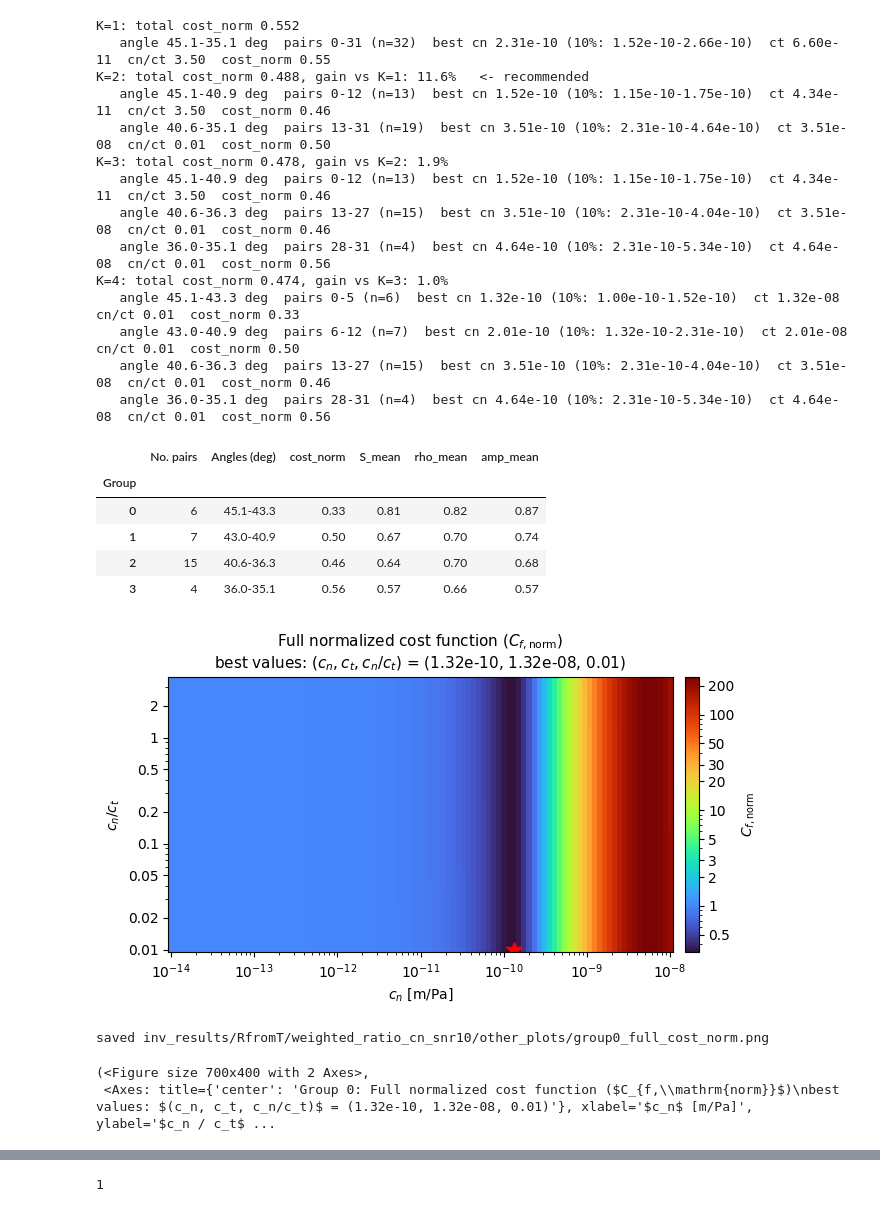
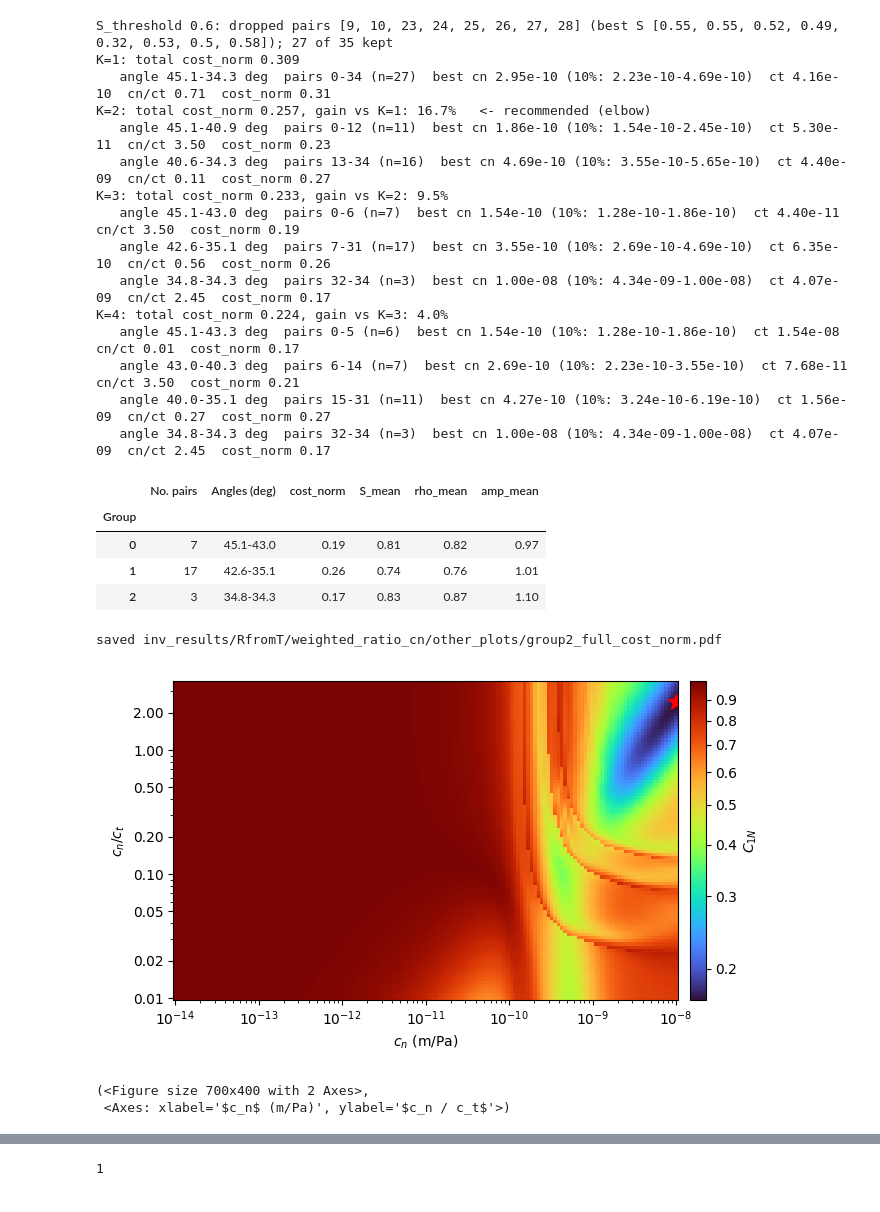
Before and after one commit to esotelog/ScatteringDAS, a Jupyter notebook: DASscatInv.ipynb, the cells around one changed output, grey strips where cells are left out. Saved outputs shown, nothing was run; the diff lists cells and outputs as text; code cells hidden in the pictures.

```diff
--- a/DASscatInv.ipynb
+++ b/DASscatInv.ipynb
@@ -171,11 +140,13 @@ submitted weighted_ratio_cn_snr10 (pid 3456880); log: inv_results/RfromT/weighte
 # %%
 #grouping results
-run=file2
+path='./inv_results/RfromT'
+file='weighted_ratio_cn'
+run=file
 dir=path+'/'+run
-group2 = DASmi.optimal_angle_groups(dir, scat_data)
+group2 = DASmi.optimal_angle_groups(dir, scat_data, S_threshold=0.6)
 
 #picking the grouping
-k=4
+k=3
 g2=group2['K'][k]['groups']
 
 #extracting search results for the optimal groups
@@ -184,20 +155,21 @@ p2  = DASmi.extracting_search(dir , g2, scat_data)
 # quantifying waveform match
 wave_fit = DASmi.waveform_fitness(dir, scat_data, g2)
 # %% [output]
-K=1: total cost_norm 0.552
-   angle 45.1-35.1 deg  pairs 0-31 (n=32)  best cn 2.31e-10 (10%: 1.52e-10-2.66e-10)  ct 6.60e-11  cn/ct 3.50  cost_norm 0.55
-K=2: total cost_norm 0.488, gain vs K=1: 11.6%   <- recommended
-   angle 45.1-40.9 deg  pairs 0-12 (n=13)  best cn 1.52e-10 (10%: 1.15e-10-1.75e-10)  ct 4.34e-11  cn/ct 3.50  cost_norm 0.46
-   angle 40.6-35.1 deg  pairs 13-31 (n=19)  best cn 3.51e-10 (10%: 2.31e-10-4.64e-10)  ct 3.51e-08  cn/ct 0.01  cost_norm 0.50
-K=3: total cost_norm 0.478, gain vs K=2: 1.9%
-   angle 45.1-40.9 deg  pairs 0-12 (n=13)  best cn 1.52e-10 (10%: 1.15e-10-1.75e-10)  ct 4.34e-11  cn/ct 3.50  cost_norm 0.46
-   angle 40.6-36.3 deg  pairs 13-27 (n=15)  best cn 3.51e-10 (10%: 2.31e-10-4.04e-10)  ct 3.51e-08  cn/ct 0.01  cost_norm 0.46
-   angle 36.0-35.1 deg  pairs 28-31 (n=4)  best cn 4.64e-10 (10%: 2.31e-10-5.34e-10)  ct 4.64e-08  cn/ct 0.01  cost_norm 0.56
-K=4: total cost_norm 0.474, gain vs K=3: 1.0%
-   angle 45.1-43.3 deg  pairs 0-5 (n=6)  best cn 1.32e-10 (10%: 1.00e-10-1.52e-10)  ct 1.32e-08  cn/ct 0.01  cost_norm 0.33
-   angle 43.0-40.9 deg  pairs 6-12 (n=7)  best cn 2.01e-10 (10%: 1.32e-10-2.31e-10)  ct 2.01e-08  cn/ct 0.01  cost_norm 0.50
-   angle 40.6-36.3 deg  pairs 13-27 (n=15)  best cn 3.51e-10 (10%: 2.31e-10-4.04e-10)  ct 3.51e-08  cn/ct 0.01  cost_norm 0.46
-   angle 36.0-35.1 deg  pairs 28-31 (n=4)  best cn 4.64e-10 (10%: 2.31e-10-5.34e-10)  ct 4.64e-08  cn/ct 0.01  cost_norm 0.56
+S_threshold 0.6: dropped pairs [9, 10, 23, 24, 25, 26, 27, 28] (best S [0.55, 0.55, 0.52, 0.49, 0.32, 0.53, 0.5, 0.58]); 27 of 35 kept
+K=1: total cost_norm 0.309
+   angle 45.1-34.3 deg  pairs 0-34 (n=27)  best cn 2.95e-10 (10%: 2.23e-10-4.69e-10)  ct 4.16e-10  cn/ct 0.71  cost_norm 0.31
+K=2: total cost_norm 0.257, gain vs K=1: 16.7%   <- recommended (elbow)
+   angle 45.1-40.9 deg  pairs 0-12 (n=11)  best cn 1.86e-10 (10%: 1.54e-10-2.45e-10)  ct 5.30e-11  cn/ct 3.50  cost_norm 0.23
+   angle 40.6-34.3 deg  pairs 13-34 (n=16)  best cn 4.69e-10 (10%: 3.55e-10-5.65e-10)  ct 4.40e-09  cn/ct 0.11  cost_norm 0.27
+K=3: total cost_norm 0.233, gain vs K=2: 9.5%
+   angle 45.1-43.0 deg  pairs 0-6 (n=7)  best cn 1.54e-10 (10%: 1.28e-10-1.86e-10)  ct 4.40e-11  cn/ct 3.50  cost_norm 0.19
+   angle 42.6-35.1 deg  pairs 7-31 (n=17)  best cn 3.55e-10 (10%: 2.69e-10-4.69e-10)  ct 6.35e-10  cn/ct 0.56  cost_norm 0.26
+   angle 34.8-34.3 deg  pairs 32-34 (n=3)  best cn 1.00e-08 (10%: 4.34e-09-1.00e-08)  ct 4.07e-09  cn/ct 2.45  cost_norm 0.17
+K=4: total cost_norm 0.224, gain vs K=3: 4.0%
+   angle 45.1-43.3 deg  pairs 0-5 (n=6)  best cn 1.54e-10 (10%: 1.28e-10-1.86e-10)  ct 1.54e-08  cn/ct 0.01  cost_norm 0.17
+   angle 43.0-40.3 deg  pairs 6-14 (n=7)  best cn 2.69e-10 (10%: 2.23e-10-3.55e-10)  ct 7.68e-11  cn/ct 3.50  cost_norm 0.21
+   angle 40.0-35.1 deg  pairs 15-31 (n=11)  best cn 4.27e-10 (10%: 3.24e-10-6.19e-10)  ct 1.56e-09  cn/ct 0.27  cost_norm 0.27
+   angle 34.8-34.3 deg  pairs 32-34 (n=3)  best cn 1.00e-08 (10%: 4.34e-09-1.00e-08)  ct 4.07e-09  cn/ct 2.45  cost_norm 0.17
 # %%
 # Purpose: table of the waveform fitness of each group's best fit (K groups of g2)
 # Input  : wave_fit = DASmi.waveform_fitness(dir, scat_data, g2)
@@ -216,30 +188,30 @@ fit_table.round(2)
 # %% [output]
 |  | No. pairs | Angles (deg) | cost_norm | S_mean | rho_mean | amp_mean |
 | Group |  |  |  |  |  |  |
-| 0 | 6 | 45.1-43.3 | 0.33 | 0.81 | 0.82 | 0.87 |
-| 1 | 7 | 43.0-40.9 | 0.50 | 0.67 | 0.70 | 0.74 |
-| 2 | 15 | 40.6-36.3 | 0.46 | 0.64 | 0.70 | 0.68 |
-| 3 | 4 | 36.0-35.1 | 0.56 | 0.57 | 0.66 | 0.57 |
+| 0 | 7 | 45.1-43.0 | 0.19 | 0.81 | 0.82 | 0.97 |
+| 1 | 17 | 42.6-35.1 | 0.26 | 0.74 | 0.76 | 1.01 |
+| 2 | 3 | 34.8-34.3 | 0.17 | 0.83 | 0.87 | 1.10 |
 # %%
 import importlib
 importlib.reload(DASplt)
 
 #plotting group results
-group=0
+group=2
 
 plot_file=dir+'/group'+str(group)+'_'+run+'.pkl'
 #options
 which="full" # "full" or "constraint"
 output="cost" # "cost" or "s_hat
 
 plt.close('all')
 
-DASplt.plot_cnct_search(plot_file, which="full", output="cost_norm", group=group)
+DASplt.plot_cnct_search(plot_file, which="full", output="cost_norm", group=group,
+                        label_size=10, tick_size=10)
 # %% [output]
+saved inv_results/RfromT/weighted_ratio_cn/other_plots/group2_full_cost_norm.pdf
-[figure, old version]
+[figure, new version]
-saved inv_results/RfromT/weighted_ratio_cn_snr10/other_plots/group0_full_cost_norm.png
 (<Figure size 700x400 with 2 Axes>,
- <Axes: title={'center': 'Group 0: Full normalized cost function ($C_{f,\\mathrm{norm}}$)\nbest values: $(c_n, c_t, c_n/c_t)$ = (1.32e-10, 1.32e-08, 0.01)'}, xlabel='$c_n$ [m/Pa]', ylabel='$c_n / c_t$ ...
+ <Axes: xlabel='$c_n$ (m/Pa)', ylabel='$c_n / c_t$'>)
 # %%
 %matplotlib widget
 fig, ax, picks = DASplt.pick_ratiosearch(plot_file, which="full", output="cost", load_existing=False, group=group)
```
Also changed, not shown: parts of 9 cells of this notebook, 4 other files.
